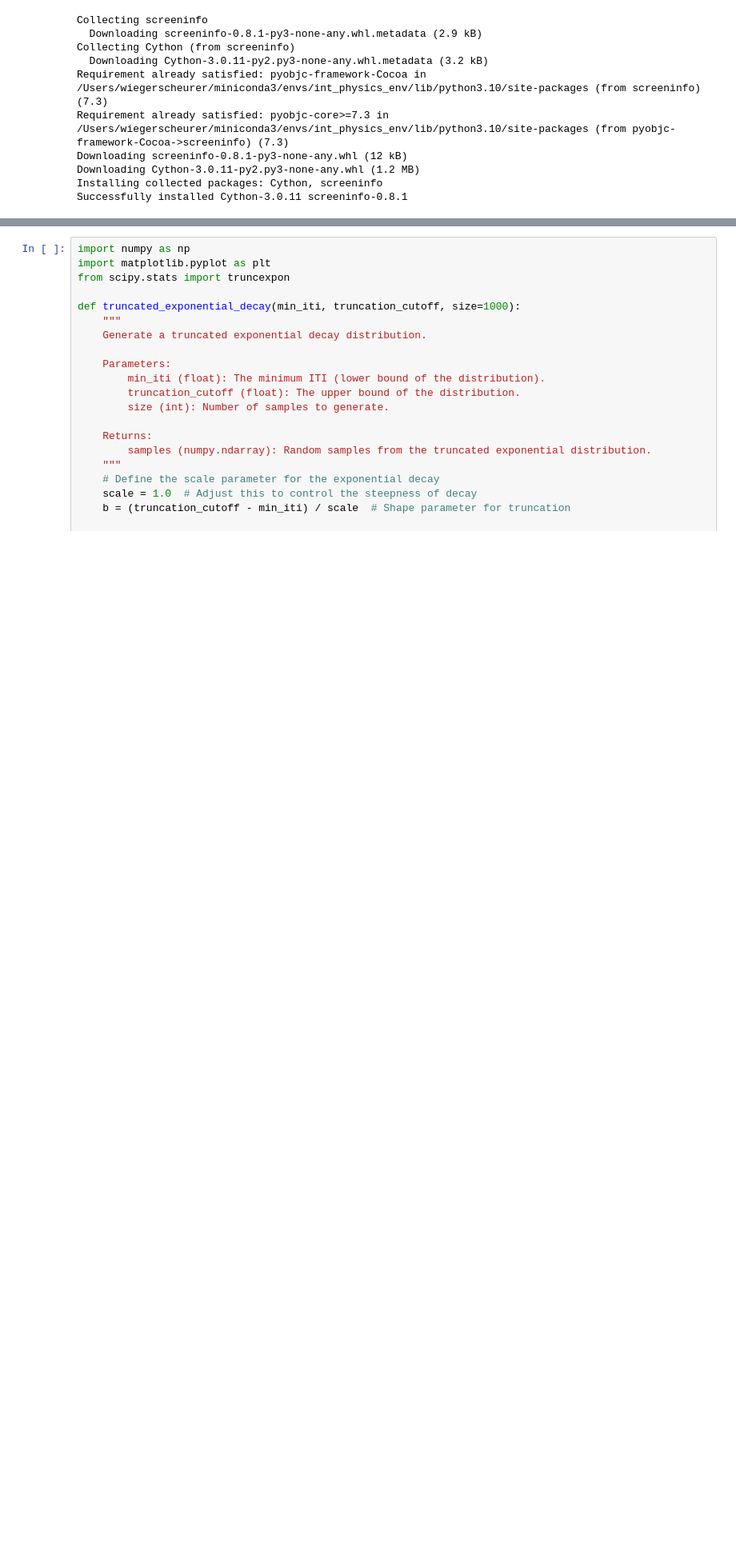
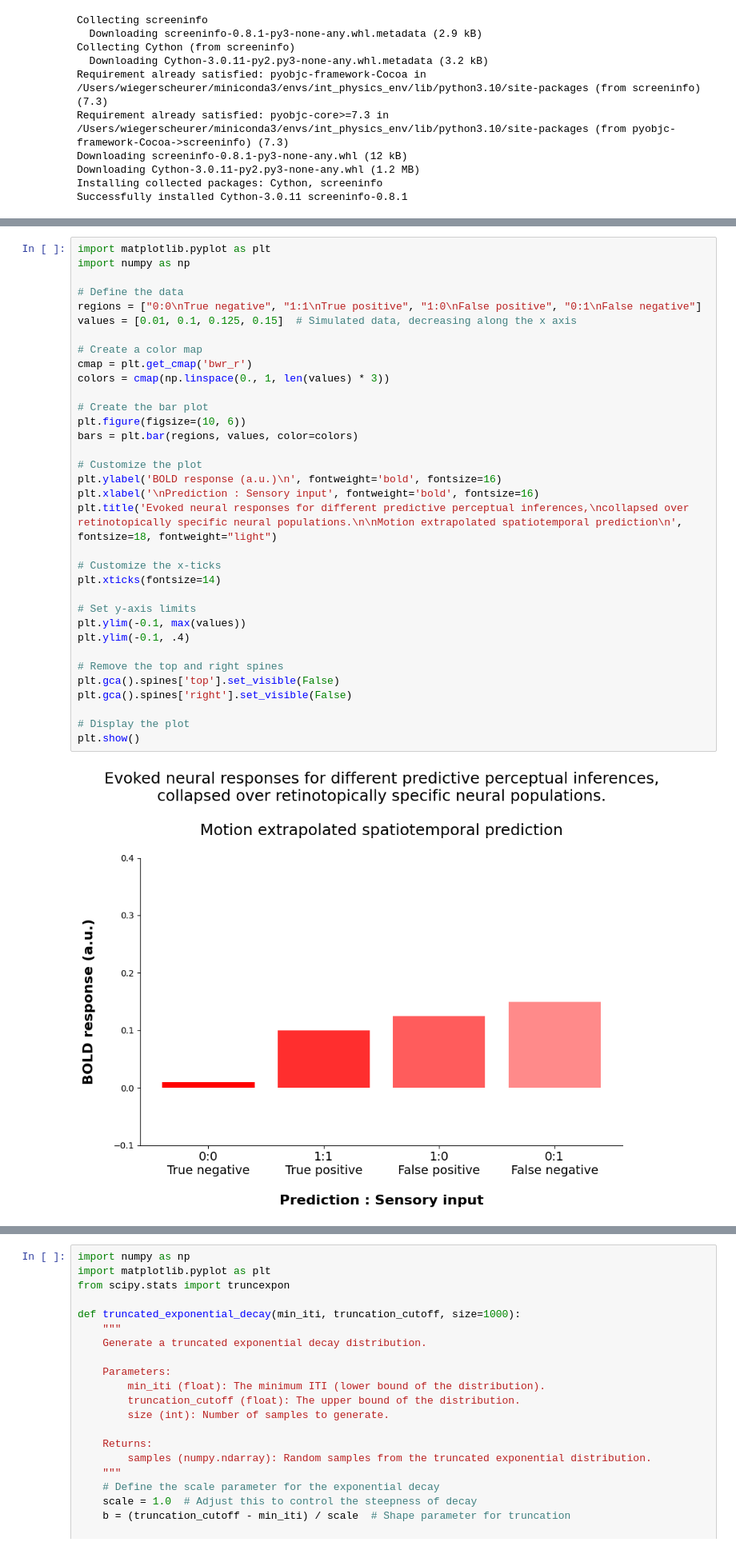
Before and after one commit to WiegerScheurer/physicspred, a Jupyter notebook: Notebooks/intphys_psypy.ipynb, the cells around one changed output, grey strips where cells are left out. Shown at 80% size. Cells and saved outputs as stored; diff of their text form; blank space fills up the shorter version.

```diff
--- a/Notebooks/intphys_psypy.ipynb
+++ b/Notebooks/intphys_psypy.ipynb
@@ -28,0 +117,36 @@ Successfully installed Cython-3.0.11 screeninfo-0.8.1
+# %%
+import matplotlib.pyplot as plt
+import numpy as np
+
+# Define the data
+regions = ["0:0\nTrue negative", "1:1\nTrue positive", "1:0\nFalse positive", "0:1\nFalse negative"]
+values = [0.01, 0.1, 0.125, 0.15]  # Simulated data, decreasing along the x axis
+
+# Create a color map
+cmap = plt.get_cmap('bwr_r')
+colors = cmap(np.linspace(0., 1, len(values) * 3))
+
+# Create the bar plot
+plt.figure(figsize=(10, 6))
+bars = plt.bar(regions, values, color=colors)
+
+# Customize the plot
+plt.ylabel('BOLD response (a.u.)\n', fontweight='bold', fontsize=16)
+plt.xlabel('\nPrediction : Sensory input', fontweight='bold', fontsize=16)
+plt.title('Evoked neural responses for different predictive perceptual inferences,\ncollapsed over retinotopically specific neural populations.\n\nMotion extrapolated spatiotemporal prediction\n', fontsize=18, fontweight="light")
+
+# Customize the x-ticks
+plt.xticks(fontsize=14)
+
+# Set y-axis limits
+plt.ylim(-0.1, max(values))
+plt.ylim(-0.1, .4)
+
+# Remove the top and right spines
+plt.gca().spines['top'].set_visible(False)
+plt.gca().spines['right'].set_visible(False)
+
+# Display the plot
+plt.show()
+# %% [output]
+[figure, added]
```
Also changed, not shown: parts of 89 cells of this notebook, 39 other files.
